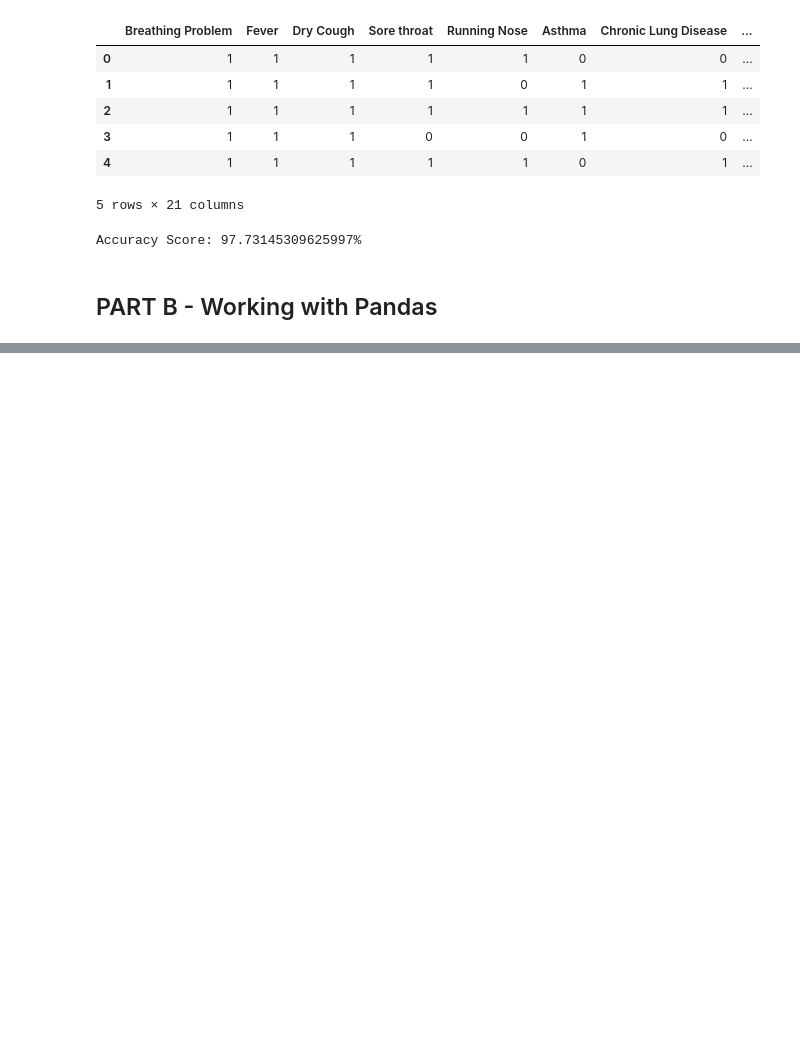
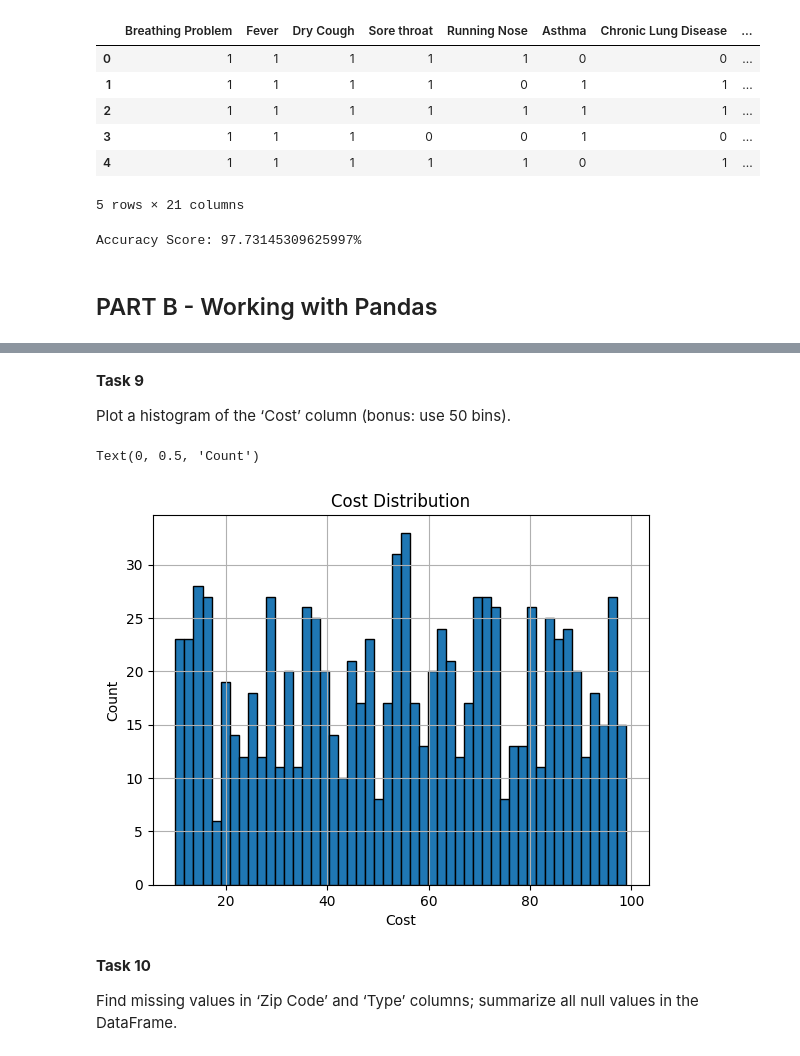
Before and after one commit to MatthewMacalaladGBC/COMP3122_assignment2, a Jupyter notebook: Assignment02.ipynb, the cells around one changed output, grey strips where cells are left out. Cells and saved outputs as stored; diff of their text form; code cells hidden in the pictures; blank space fills up the shorter version.

```diff
--- a/Assignment02.ipynb
+++ b/Assignment02.ipynb
@@ -59,0 +239,17 @@ Accuracy Score: 97.73145309625997%
+# %% [markdown]
+**Task 9**
+
+Plot a histogram of the ‘Cost’ column (bonus: use 50 bins).
+# %%
+plt.figure()
+df_b["Cost"].hist(bins=50, edgecolor="black")
+plt.title("Cost Distribution")
+plt.xlabel("Cost")
+plt.ylabel("Count")
+# %% [output]
+Text(0, 0.5, 'Count')
+[figure, added]
+# %% [markdown]
+**Task 10**
+
+Find missing values in ‘Zip Code’ and ‘Type’ columns; summarize all null values in the DataFrame.
```
Also changed, not shown: parts of 30 cells of this notebook.
